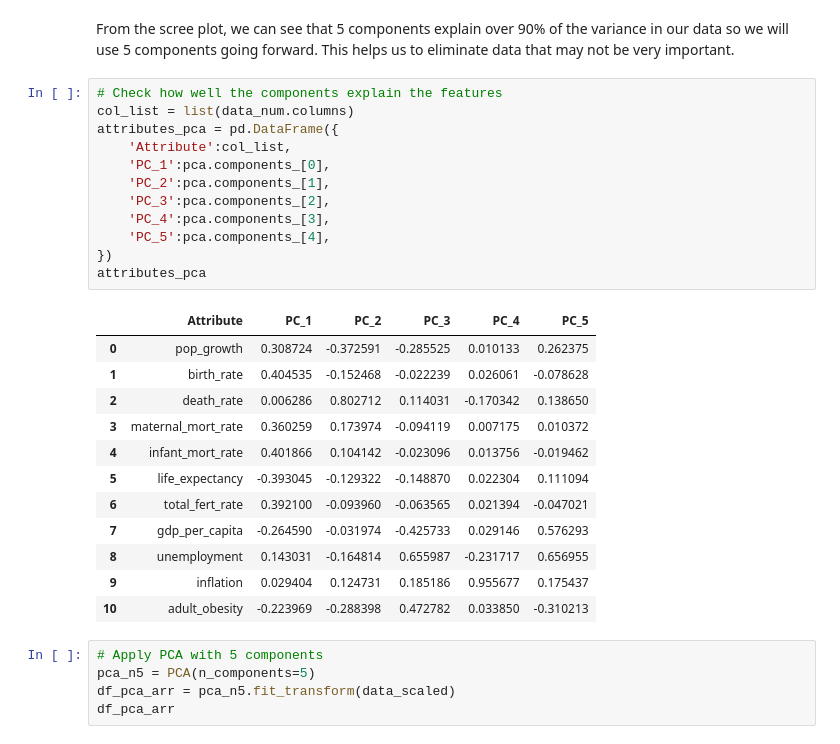
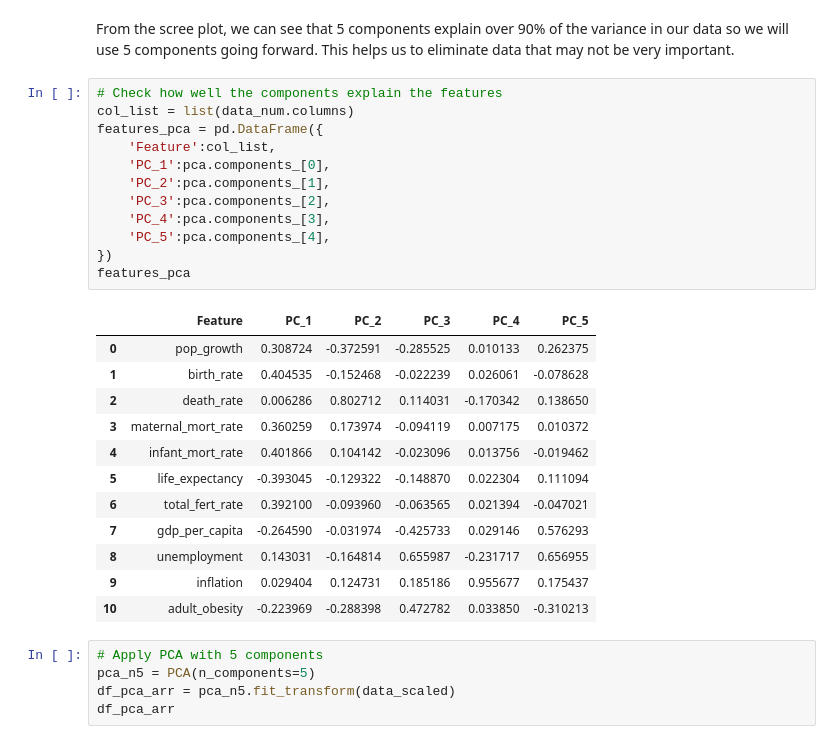
Before and after one commit to dan-grant-hunter/CIA_World_Factbook, a Jupyter notebook: cia_world_factbook_clustering_analysis.ipynb, the cells around one changed output. Cells and saved outputs as stored; diff of their text form.

```diff
--- a/cia_world_factbook_2020_clustering_analysis.ipynb
+++ b/cia_world_factbook_clustering_analysis.ipynb
@@ -496,17 +494,17 @@ From the scree plot, we can see that 5 components explain over 90% of the varian
 # %%
 # Check how well the components explain the features
 col_list = list(data_num.columns)
-attributes_pca = pd.DataFrame({
-    'Attribute':col_list,
+features_pca = pd.DataFrame({
+    'Feature':col_list,
     'PC_1':pca.components_[0],
     'PC_2':pca.components_[1],
     'PC_3':pca.components_[2],
     'PC_4':pca.components_[3],
     'PC_5':pca.components_[4],
 })
-attributes_pca
+features_pca
 # %% [output]
-|  | Attribute | PC_1 | PC_2 | PC_3 | PC_4 | PC_5 |
+|  | Feature | PC_1 | PC_2 | PC_3 | PC_4 | PC_5 |
 | 0 | pop_growth | 0.308724 | -0.372591 | -0.285525 | 0.010133 | 0.262375 |
 | 1 | birth_rate | 0.404535 | -0.152468 | -0.022239 | 0.026061 | -0.078628 |
 | 2 | death_rate | 0.006286 | 0.802712 | 0.114031 | -0.170342 | 0.138650 |
```
Also changed, not shown: parts of 36 cells of this notebook.
